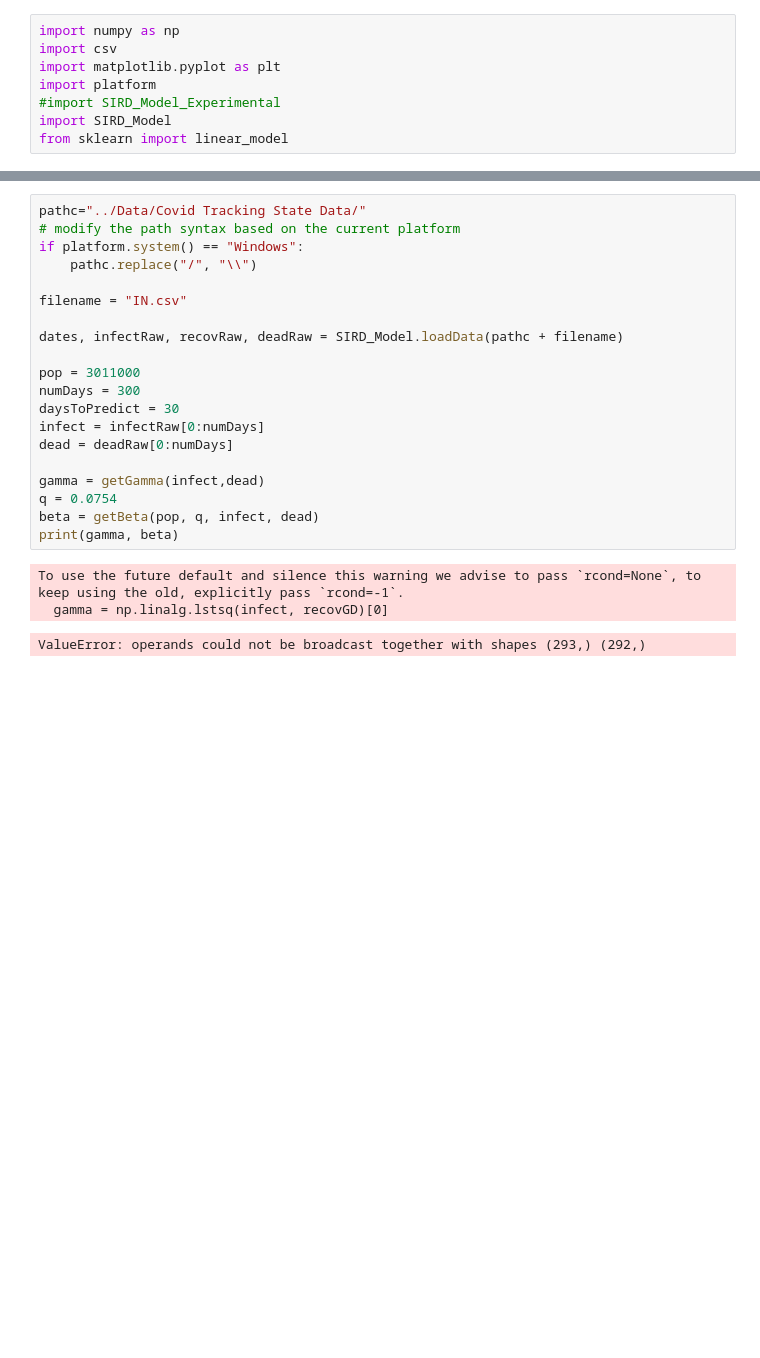
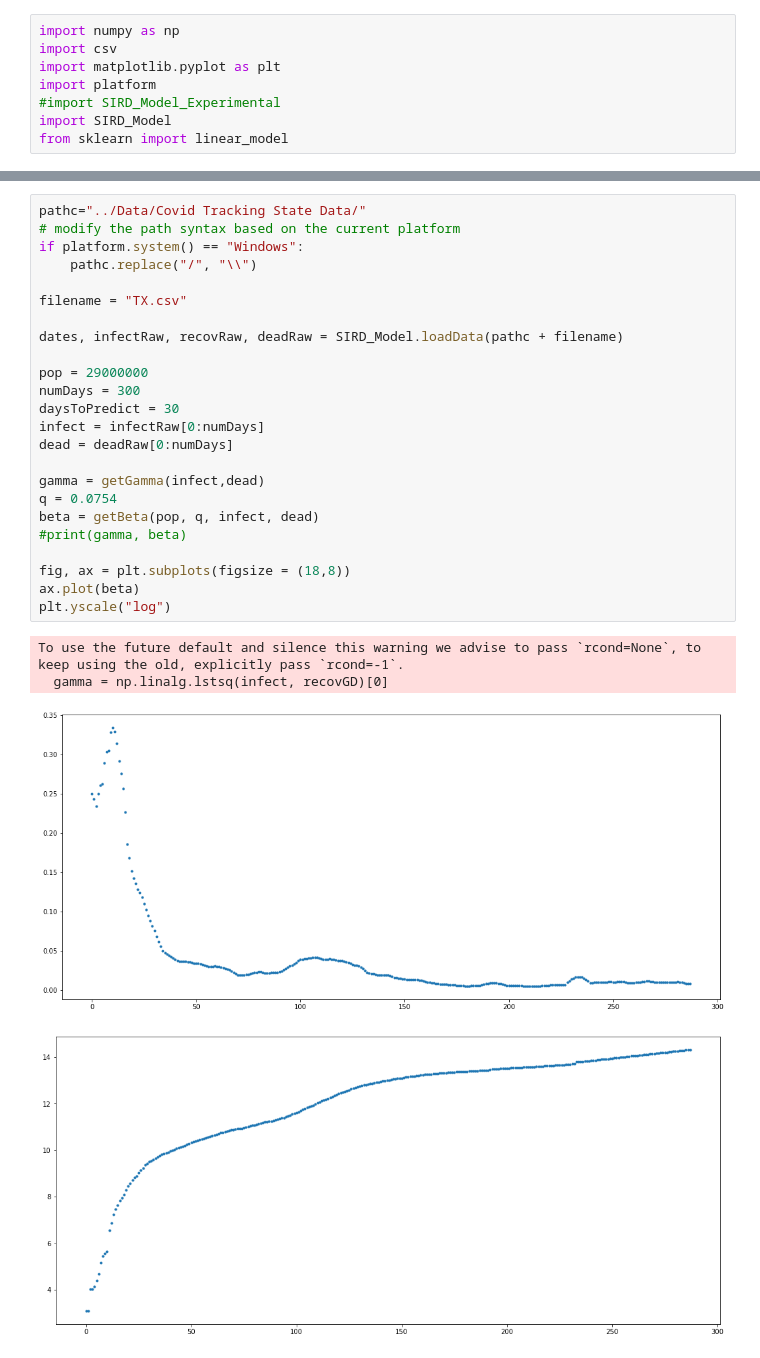
Before and after one commit to holiday-pettijohn/COVID-Tracking-Biola-Summer, a Jupyter notebook: Code/Beta Approximation.ipynb, the cells around one changed output, grey strips where cells are left out. Drawn from its saved outputs; the diff is of its cells as text; blank space fills up the shorter version.

```diff
--- a/Code/Beta Approximation.ipynb
+++ b/Code/Beta Approximation.ipynb
@@ -67,24 +83,29 @@ def regressionSlopeSeries(points, window):
 # %%
 pathc="../Data/Covid Tracking State Data/"
 # modify the path syntax based on the current platform
 if platform.system() == "Windows":
     pathc.replace("/", "\\")
 
-filename = "IN.csv"
+filename = "TX.csv"
 
 dates, infectRaw, recovRaw, deadRaw = SIRD_Model.loadData(pathc + filename)
 
-pop = 3011000
+pop = 29000000
 numDays = 300
 daysToPredict = 30
 infect = infectRaw[0:numDays]
 dead = deadRaw[0:numDays]
 
 gamma = getGamma(infect,dead)
 q = 0.0754
 beta = getBeta(pop, q, infect, dead)
-print(gamma, beta)
+#print(gamma, beta)
+
+fig, ax = plt.subplots(figsize = (18,8))
+ax.plot(beta)
+plt.yscale("log")
 # %% [output]
 To use the future default and silence this warning we advise to pass `rcond=None`, to keep using the old, explicitly pass `rcond=-1`.
   gamma = np.linalg.lstsq(infect, recovGD)[0]
-ValueError: operands could not be broadcast together with shapes (293,) (292,)
+[figure, added]
+[figure, added]
```
Also changed, not shown: parts of 5 cells of this notebook.
